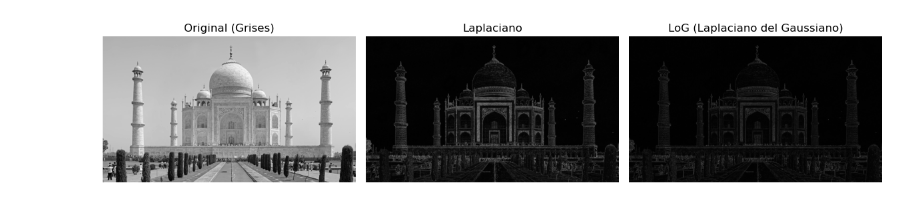
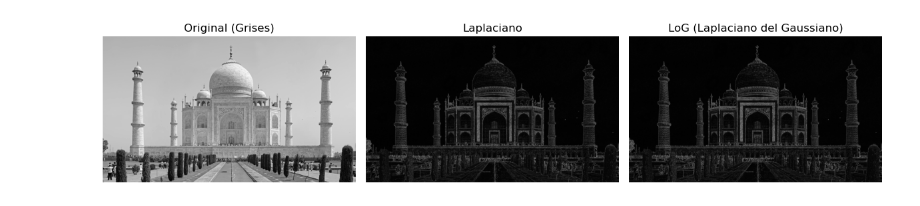
Before and after one commit to pancho040/PDI, a Jupyter notebook: gradientes.ipynb, the cells around one changed output. Cells and saved outputs as stored; diff of their text form; code cells hidden in the pictures.

```diff
--- a/gradientes.ipynb
+++ b/gradientes.ipynb
@@ -11,35 +11,35 @@ laplaciano = cv2.Laplacian(imagen, cv2.CV_64F)
 laplaciano = np.uint8(np.absolute(laplaciano))
 
 
-gauss = cv2.GaussianBlur(imagen, (5, 5), 0)
+gauss = cv2.GaussianBlur(imagen, (1, 1), 4)
 
 
 log = cv2.Laplacian(gauss, cv2.CV_64F)
 log = np.uint8(np.absolute(log))
 
 
 plt.figure(figsize=(12, 4))
 
 
 plt.subplot(1, 3, 1)
 plt.title("Original (Grises)")
 plt.imshow(imagen, cmap='gray')
 plt.axis('off')
 
 
 plt.subplot(1, 3, 2)
 plt.title("Laplaciano")
 plt.imshow(laplaciano, cmap='gray')
 plt.axis('off')
 
 
 plt.subplot(1, 3, 3)
 plt.title("LoG (Laplaciano del Gaussiano)")
 plt.imshow(log, cmap='gray')
 plt.axis('off')
 
 
 plt.tight_layout()
 plt.show()
 # %% [output]
-[figure, old version]
+[figure, new version]
```
